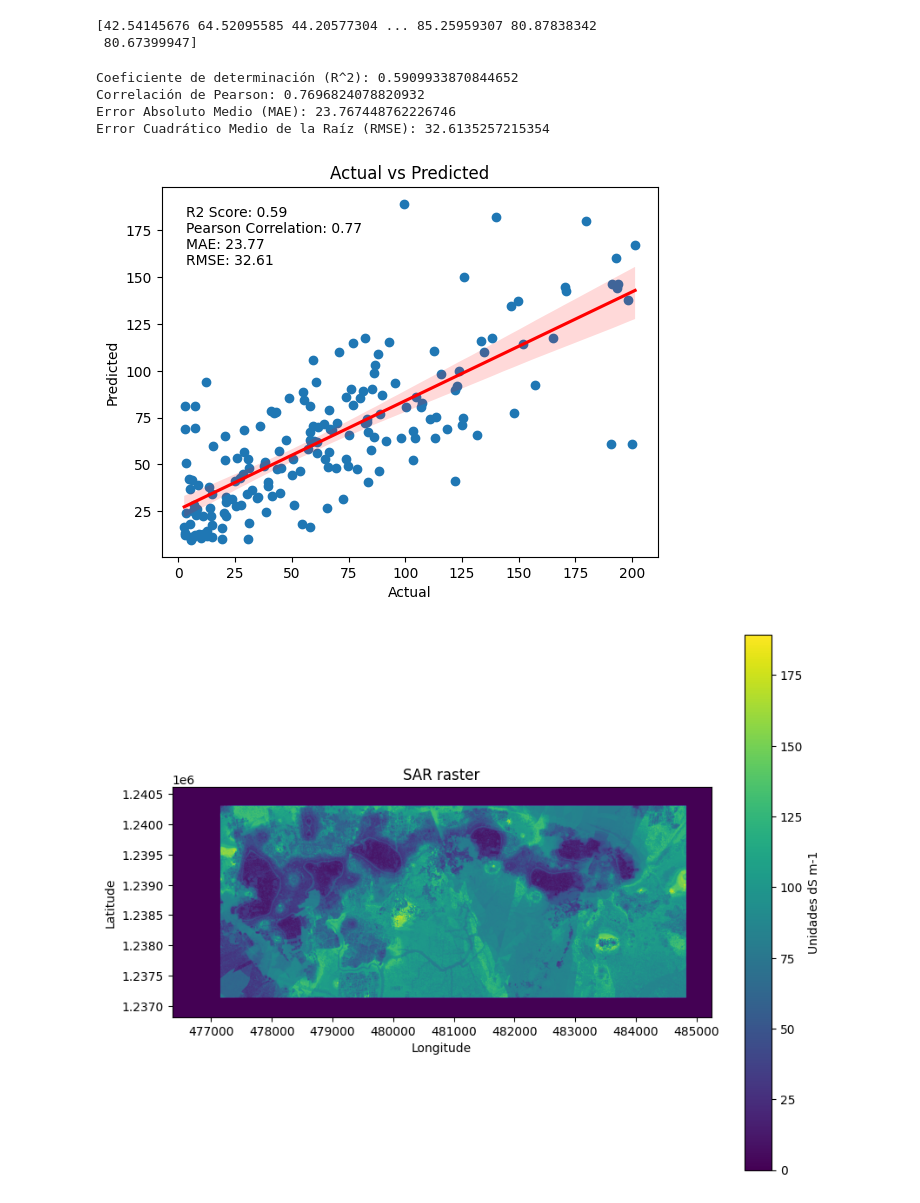
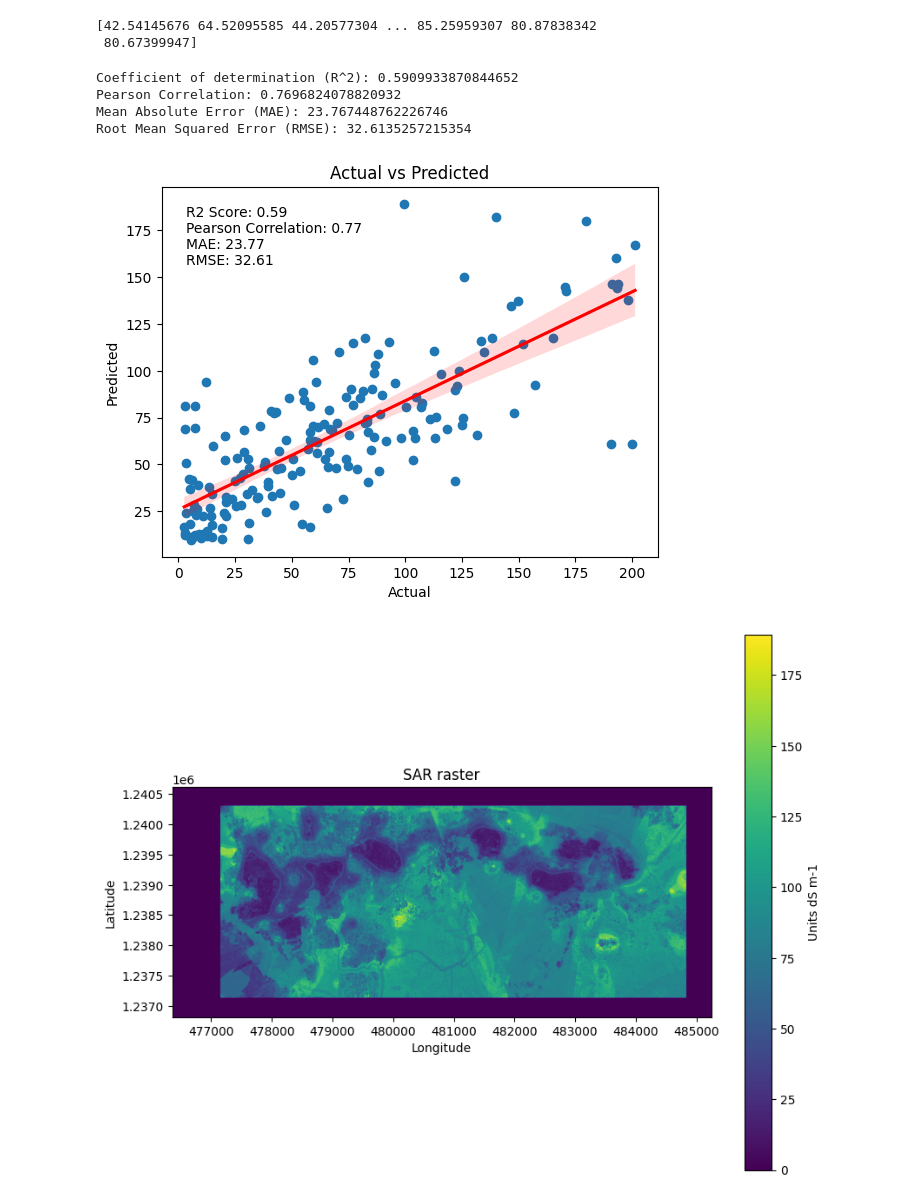
Before and after one commit to Emmanuel461/PML_2023_2024, a Jupyter notebook: Final_work/Codes/Modeling.ipynb, the cells around one changed output. Saved outputs shown, nothing was run; the diff lists cells and outputs as text; code cells hidden in the pictures.

```diff
--- a/Final_work/Codes/Modeling.ipynb
+++ b/Final_work/Codes/Modeling.ipynb
@@ -484,56 +492,56 @@ from sklearn.metrics import r2_score, mean_absolute_error, mean_squared_error
 import matplotlib.pyplot as plt
 import seaborn as sns
 
-# Ruta del archivo GeoJSON
+# Path to the GeoJSON file
 geojson_file = '../DataIn/Salinity_data.geojson'
 
-# Cargar el archivo GeoJSON con geopandas
+# Load the GeoJSON file with geopandas
 points = gpd.read_file(geojson_file)
 
-# Ruta del archivo raster
+# Path to the raster file
 raster_file = '../Results/SAR_Modeled.tif'
 
-# Inicializar listas para almacenar valores observados y predichos
+# Initialize lists to store observed and predicted values
 observed_values = []
 predicted_values = []
 
-# Abrir el archivo raster
+# Open the raster file
 with rasterio.open(raster_file) as src:
     for point in points.geometry:
-        # Extraer los valores observados del GeoJSON (columna SAR)
+        # Extract observed values from GeoJSON (SAR column)
         observed_value = points[points.geometry == point]['SAR'].iloc[0]
         observed_values.append(observed_value)
 
-        # Extraer los valores predichos del raster en la ubicación del punto
+        # Extract predicted values from the raster at the point location
         try:
             geoms = [point.__geo_interface__]
             out_image, out_transform = mask(src, geoms, crop=True)
 
-            # Verificar si la región recortada está vacía
+            # Check if the cropped region is empty
             if np.isnan(out_image).all():
-                raise ValueError("El punto está fuera de los límites del raster o contiene valores no válidos.")
+                raise ValueError("The point is outside the raster bounds or contains invalid values.")
 
-            # Extraer el valor predicho
-            predicted_value = out_image[0].mean()  # Promedio en caso de múltiples valores dentro del recorte
+            # Extract the predicted value
+            predicted_value = out_image[0].mean()  # Average in case of multiple values within the crop
             predicted_values.append(predicted_value)
         except Exception as e:
-            print(f"No se pudo extraer el valor del punto: {e}")
-            observed_values.pop()  # Eliminar el valor observado correspondiente si falla la predicción
+            print(f"Failed to extract the value for the point: {e}")
+            observed_values.pop()  # Remove the corresponding observed value if prediction fails
 
-# Convertir listas a arrays de numpy
+# Convert lists to numpy arrays
 observed_values = np.array(observed_values)
 predicted_values = np.array(predicted_values)
 
-# Calcular métricas
+# Calculate metrics
 r_squared = r2_score(observed_values, predicted_values)
 pearson_corr = np.corrcoef(observed_values, predicted_values)[0, 1]
 mae = mean_absolute_error(observed_values, predicted_values)
 rmse = np.sqrt(mean_squared_error(observed_values, predicted_values))
 
-print("Coeficiente de determinación (R^2):", r_squared)
-print("Correlación de Pearson:", pearson_corr)
-print("Error Absoluto Medio (MAE):", mae)
-print("Error Cuadrático Medio de la Raíz (RMSE):", rmse)
+print("Coefficient of determination (R^2):", r_squared)
+print("Pearson Correlation:", pearson_corr)
+print("Mean Absolute Error (MAE):", mae)
+print("Root Mean Squared Error (RMSE):", rmse)
 
 # Plotting the scatter plot
 fig, ax = plt.subplots()
@@ -551,29 +559,29 @@ ax.annotate(f'R2 Score: {r_squared:.2f}\nPearson Correlation: {pearson_corr:.2f}
 
 plt.show()
 # %% [output]
-Coeficiente de determinación (R^2): 0.5909933870844652
-Correlación de Pearson: 0.7696824078820932
-Error Absoluto Medio (MAE): 23.767448762226746
-Error Cuadrático Medio de la Raíz (RMSE): 32.6135257215354
+Coefficient of determination (R^2): 0.5909933870844652
+Pearson Correlation: 0.7696824078820932
+Mean Absolute Error (MAE): 23.767448762226746
+Root Mean Squared Error (RMSE): 32.6135257215354
 [figure]
 # %%
 import rasterio.plot
 
-# Abrir el archivo de salida raster para visualización
+# Open the output raster file for visualization
 with rasterio.open(output_image, 'r') as src:
-    # Leer los datos del raster
-    raster_data = src.read(1)  # Lee la primera banda, asumiendo que solo hay una banda
+    # Read the raster data
+    raster_data = src.read(1)  # Read the first band, assuming there's only one band
 
-    # Obtener la extensión espacial del raster
+    # Get the spatial extent of the raster
     extent = rasterio.plot.plotting_extent(src)
 
-    # Graficar el raster con simbología y crear la barra de color
+    # Plot the raster with symbology and create the color bar
     plt.figure(figsize=(10, 8))
     img_plot = plt.imshow(raster_data, extent=extent, cmap='viridis')
     plt.title('SAR raster')
     plt.xlabel('Longitude')
     plt.ylabel('Latitude')
-    plt.colorbar(img_plot, label='Unidades dS m-1')  # Utilizamos el objeto img_plot para crear la barra de color
+    plt.colorbar(img_plot, label='Units dS m-1')  # Use the img_plot object to create the color bar
     plt.show()
 # %% [output]
-[figure, old version]
+[figure, new version]
```
Also changed, not shown: parts of 13 cells of this notebook, 2 other files.
